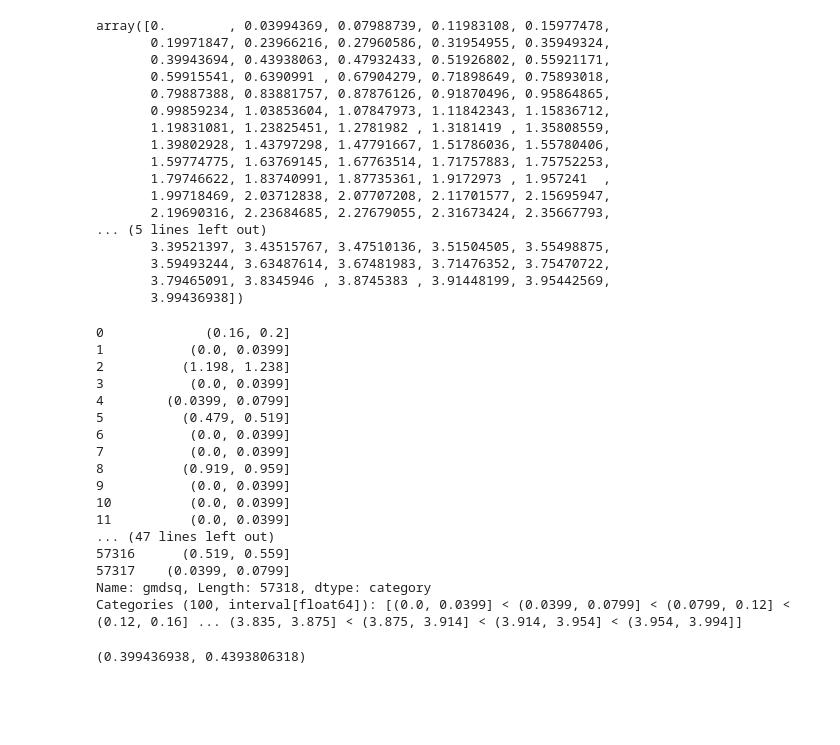
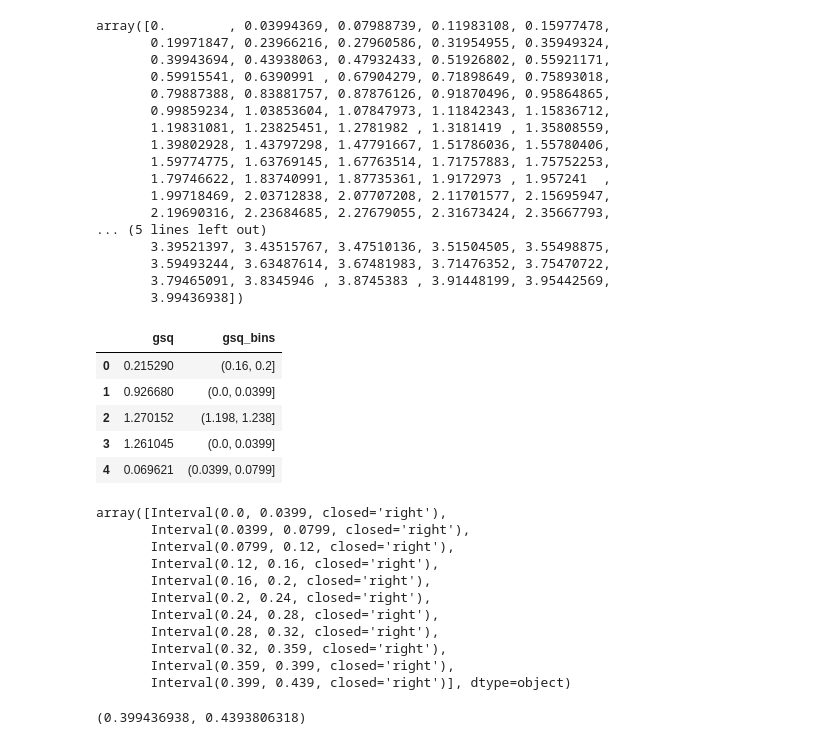
Before and after one commit to bpRsh/2019_shear_analysis_after_dmstack, a Jupyter notebook: Nov_2019/Nov25/a01_plot_gmsq_contour_plot.ipynb, the cells around one changed output. Saved outputs shown, nothing was run; the diff lists cells and outputs as text; code cells hidden in the pictures; blank space fills up the shorter version.

```diff
--- a/Nov_2019/Nov25/a01_plot_gmsq_contour_plot.ipynb
+++ b/Nov_2019/Nov25/a01_plot_gmsq_contour_plot.ipynb
@@ -398,26 +393,31 @@ array([0.        , 0.03994369, 0.07988739, 0.11983108, 0.15977478,
 # %%
 # create N bins
 ser_ycol_bins = pd.cut(df[ycol], bins=bins,)
 
-ser_ycol_bins
+df['gsq_bins'] = ser_ycol_bins
+
+df[['gsq','gsq_bins']].head()
 # %% [output]
-0             (0.16, 0.2]
-1           (0.0, 0.0399]
-2          (1.198, 1.238]
-3           (0.0, 0.0399]
-4        (0.0399, 0.0799]
-5          (0.479, 0.519]
-6           (0.0, 0.0399]
-7           (0.0, 0.0399]
-8          (0.919, 0.959]
-9           (0.0, 0.0399]
-10          (0.0, 0.0399]
-11          (0.0, 0.0399]
-... (47 lines left out)
-57316      (0.519, 0.559]
-57317    (0.0399, 0.0799]
-Name: gmdsq, Length: 57318, dtype: category
-Categories (100, interval[float64]): [(0.0, 0.0399] < (0.0399, 0.0799] < (0.0799, 0.12] < (0.12, 0.16] ... (3.835, 3.875] < (3.875, 3.914] < (3.914, 3.954] < (3.954, 3.994]]
+|  | gsq | gsq_bins |
+| 0 | 0.215290 | (0.16, 0.2] |
+| 1 | 0.926680 | (0.0, 0.0399] |
+| 2 | 1.270152 | (1.198, 1.238] |
+| 3 | 1.261045 | (0.0, 0.0399] |
+| 4 | 0.069621 | (0.0399, 0.0799] |
+# %%
+df['gsq_bins'].unique().categories.to_numpy()[:10+1]
+# %% [output]
+array([Interval(0.0, 0.0399, closed='right'),
+       Interval(0.0399, 0.0799, closed='right'),
+       Interval(0.0799, 0.12, closed='right'),
+       Interval(0.12, 0.16, closed='right'),
+       Interval(0.16, 0.2, closed='right'),
+       Interval(0.2, 0.24, closed='right'),
+       Interval(0.24, 0.28, closed='right'),
+       Interval(0.28, 0.32, closed='right'),
+       Interval(0.32, 0.359, closed='right'),
+       Interval(0.359, 0.399, closed='right'),
+       Interval(0.399, 0.439, closed='right')], dtype=object)
 # %%
 # bin 0  ==> 0          to 0.03994369
 # bin 1  ==> 0.03994369 to 0.07988739
```
Also changed, not shown: parts of 2 cells of this notebook.
